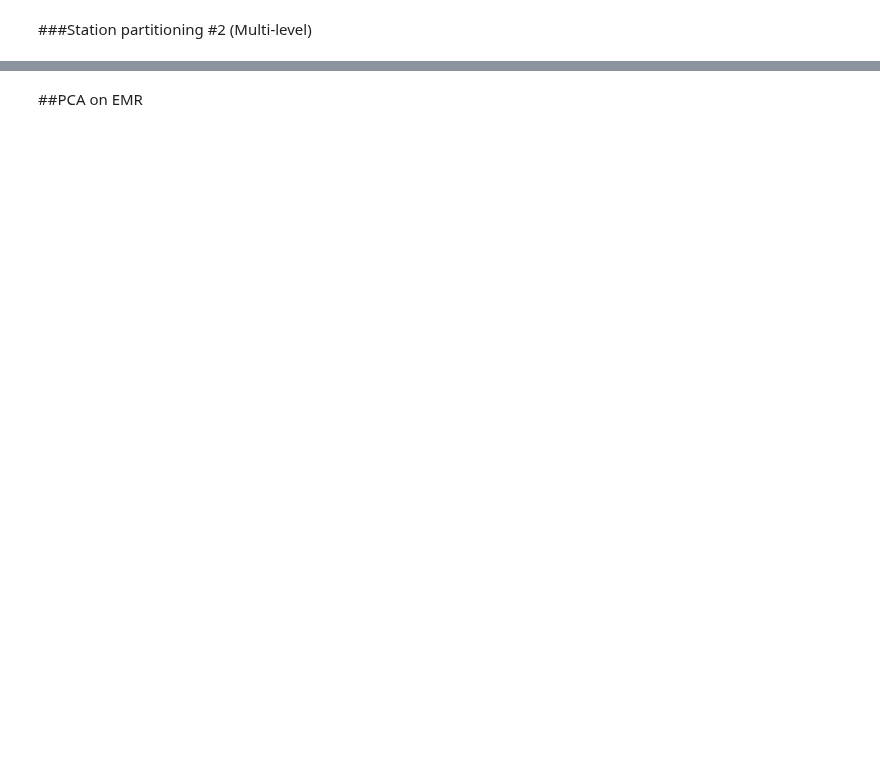
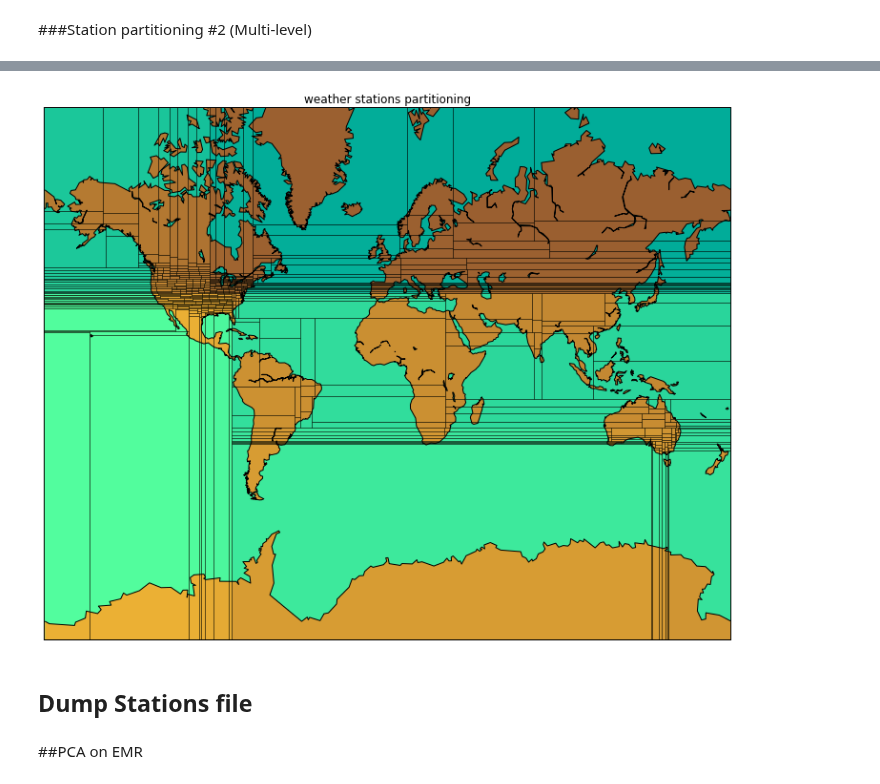
Before and after one commit to panagosg7/UCSD_BigData, a Jupyter notebook: notebooks/weather.mapreduce/Weather_01.ipynb, the cells around one changed output, grey strips where cells are left out. Saved outputs shown, nothing was run; the diff lists cells and outputs as text; code cells hidden in the pictures; blank space fills up the shorter version.

Commit message:
Creating correct partitioning.

```diff
--- a/notebooks/weather.mapreduce/Weather_01.ipynb
+++ b/notebooks/weather.mapreduce/Weather_01.ipynb
@@ -586,0 +556,14 @@ grouped_stations.head()
+# %%
+def draw_screen_poly(gid, west, east, south, north, m, color):
+
+    def fix(x):
+        if x >  80: return 80.0
+        if x < -80: return -80.0
+        return x
+
+    lons = [west, east, east, west]
+    lats = map(fix, [south, south, north, north])
+    x, y = m( lons, lats )
+    xy = zip(x,y)
+    poly = Polygon( xy, facecolor=color, alpha=0.4, label = str(gid) )
+    plt.gca().add_patch(poly)
@@ -587,2 +616,45 @@ grouped_stations.head()
+# %%
+# http://matplotlib.org/basemap/users/merc.html
+
+from mpl_toolkits.basemap import Basemap
+import numpy as np
+
+import matplotlib.pyplot as plt
+
+# llcrnrlat,llcrnrlon,urcrnrlat,urcrnrlon
+# are the lat/lon values of the lower left and upper right corners
+# of the map.
+
+lonmin=-180;lonmax=180;latsmin=-80;latsmax=80;
+# lat_ts is the latitude of true scale.
+# resolution = 'i' means use intermediate resolution coastlines.
+plt.figure(figsize=(15,10),dpi=300)
+
+m = Basemap(projection='merc',
+            llcrnrlat=latsmin,urcrnrlat=latsmax,\
+            llcrnrlon=lonmin,urcrnrlon=lonmax, \
+            lat_ts=20,
+            resolution='c')  # 'l','i'
+
+m.drawcoastlines()
+m.fillcontinents(color='coral',lake_color='aqua')
+m.drawmapboundary(fill_color='aqua')
+
+
+light = 'CCFFCC'
+dark  = '003300'
+colors = linear_gradient(light, dark, 2**num_levels)['hex']
+
+for ((idx, row), color) in zip(groups.iterrows(), colors):
+#     print row.west, row.east, row.south, row.north
+    draw_screen_poly(idx, row.west, row.east, row.south, row.north, m, color)
+
+# plt.legend()
+plt.title('weather stations partitioning')
+plt.show()
+# %% [output]
+[figure, added]
+# %% [markdown]
+## Dump Stations file
 # %% [markdown]
 ##PCA on EMR
```
Also changed, not shown: parts of 20 cells of this notebook, 1 other file.
